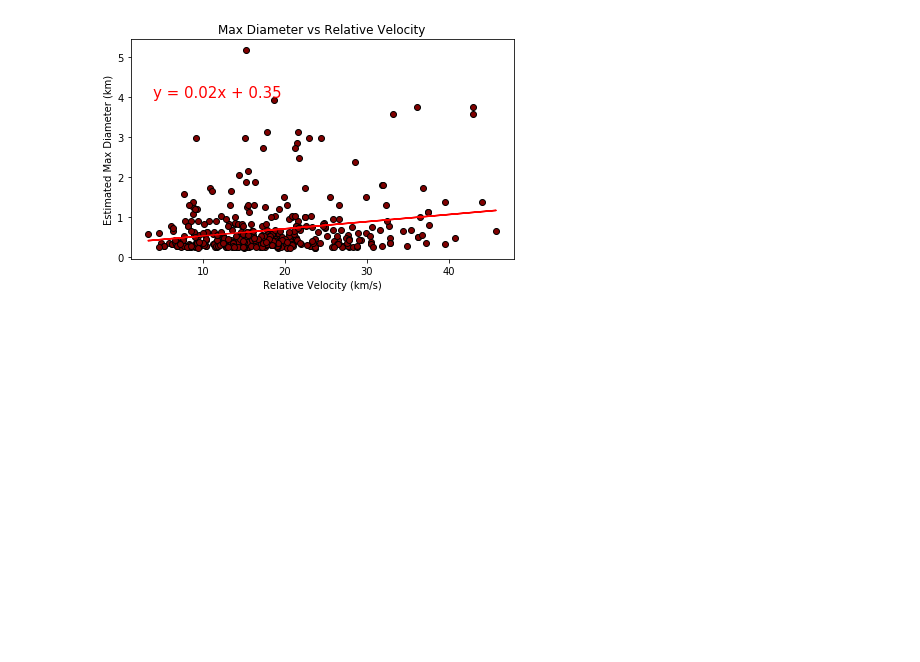
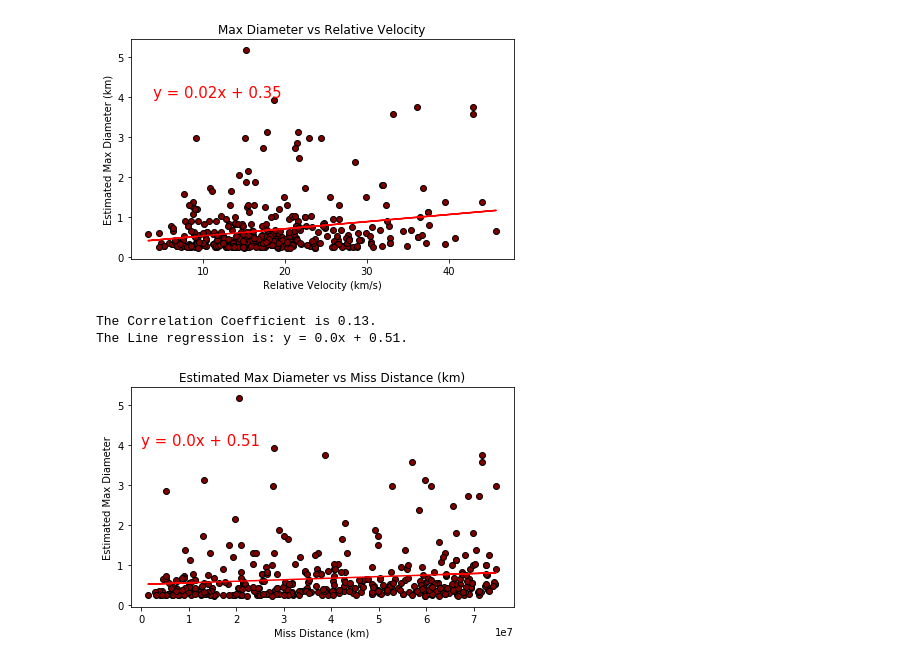
Before and after one commit to AmyAndersson/Datanauts_Project, a Jupyter notebook: PH_Asteroids.ipynb, the cells around one changed output. Cells and saved outputs as stored; diff of their text form; code cells hidden in the pictures; blank space fills up the shorter version.

```diff
--- a/PH_Asteroids.ipynb
+++ b/PH_Asteroids.ipynb
@@ -226,3 +233,35 @@ The Line regression is: y = 0.02x + 0.35.
 Largest_Asteroid=Pos_Hazard.loc[Pos_Hazard["Estimated Max Diameter"]== max_dia]
 Largest_Asteroid
 Largest_Asteroid.to_csv("Largest.csv", index = False)
+# %%
+x=Pos_Hazard["Miss Distance (km)"]
+y=Pos_Hazard["Estimated Max Diameter"]
+
+plt.scatter(Pos_Hazard["Miss Distance (km)"], Pos_Hazard["Estimated Max Diameter"], color="maroon", edgecolors="black")
+plt.xlabel("Miss Distance (km)")
+plt.ylabel("Estimated Max Diameter")
+plt.title("Estimated Max Diameter vs Miss Distance (km)")
+plt.savefig("figs/Estimated Max Diameter vs Miss Distance (km)")
+
+#coefficient calc
+cor_coef=(round(st.pearsonr(x, y)[0],2))
+print(f"The Correlation Coefficient is {cor_coef}.")
+
+
+#line regression calcs
+(slope, intercept, rvalue, pvalue, stderr) = linregress(x,y)
+regress_values = x * slope + intercept
+line_eq = "y = " + str(round(slope,2)) + "x + " + str(round(intercept,2))
+print(f"The Line regression is: {line_eq}.")
+
+#tidying plot
+plt.plot(x,regress_values,"r-")
+plt.annotate(line_eq,(4,4),fontsize=15,color="red")
+plt.tight_layout()
+
+
+plt.savefig("figs/Estimated Max Diameter vs Miss Distance_km_R")
+# %% [output]
+The Correlation Coefficient is 0.13.
+The Line regression is: y = 0.0x + 0.51.
+[figure, added]
```
Also changed, not shown: parts of 2 cells of this notebook, 11 other files.
